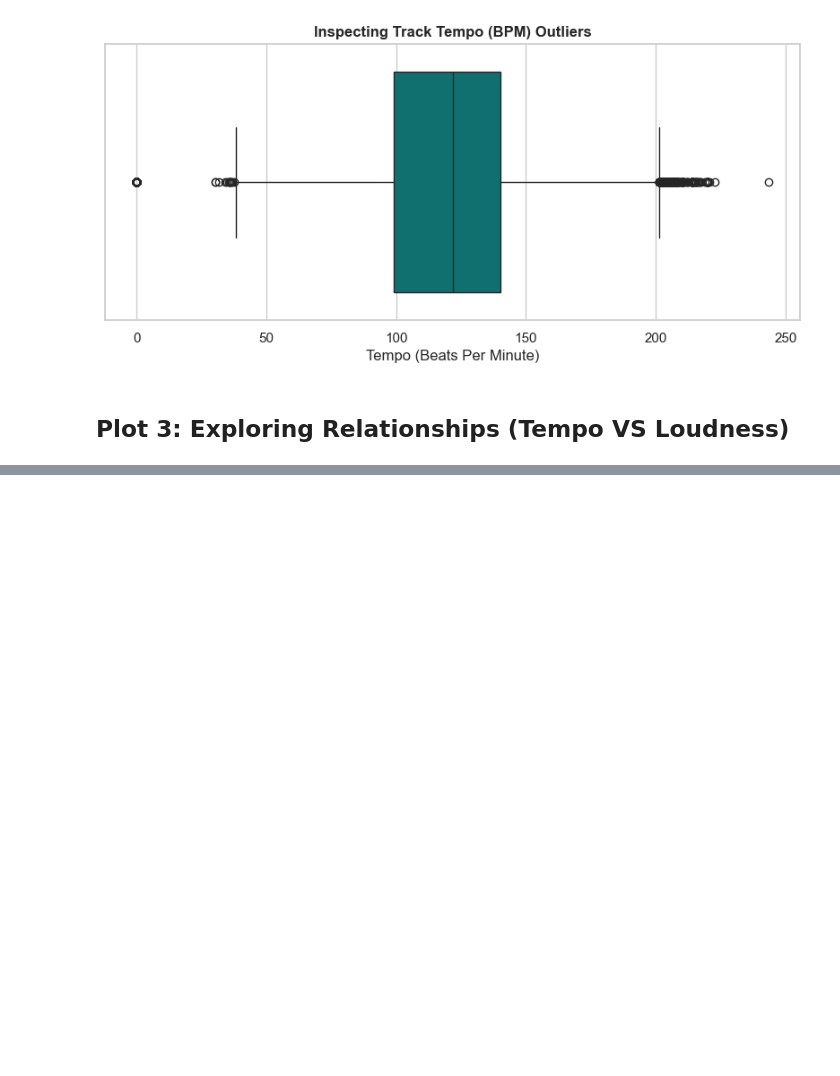
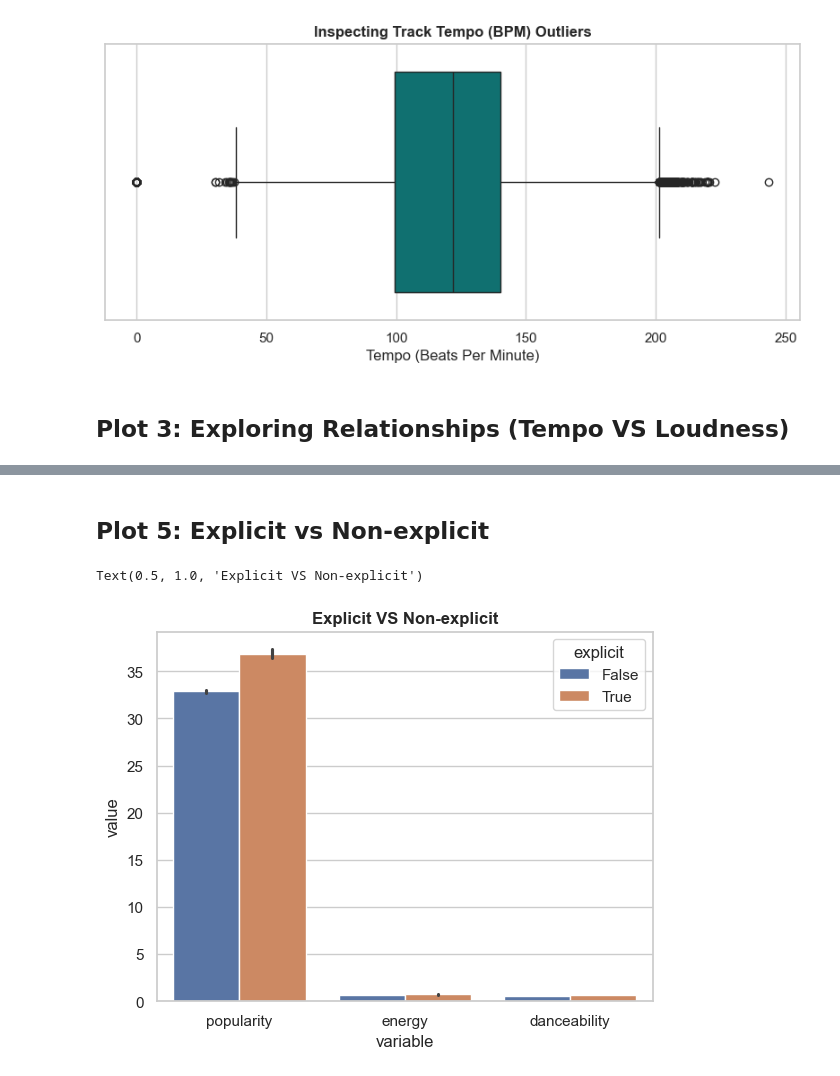
Before and after one commit to yerzakovakmal/data-playground, a Jupyter notebook: spotify_analysis/notebooks/02_eda.ipynb, the cells around one changed output, grey strips where cells are left out. Saved outputs shown, nothing was run; the diff lists cells and outputs as text; code cells hidden in the pictures; blank space fills up the shorter version.

```diff
--- a/spotify_analysis/notebooks/02_eda.ipynb
+++ b/spotify_analysis/notebooks/02_eda.ipynb
@@ -176,0 +194,16 @@ plt.show()
+# %% [markdown]
+## Plot 5: Explicit vs Non-explicit
+# %%
+# Syntax for grouping and calculating multiple means
+tracks_df.groupby('explicit')[['popularity', 'energy', 'danceability']].mean()
+
+# Syntax for melting wide data to long data
+melted_df = pd.melt(tracks_df, id_vars=['explicit'], value_vars=['popularity', 'energy', 'danceability'])
+
+# Syntax for grouped bar plot
+sns.barplot(data=melted_df, x='variable', y='value', hue='explicit')
+
+plt.title("Explicit VS Non-explicit", fontweight='bold')
+# %% [output]
+Text(0.5, 1.0, 'Explicit VS Non-explicit')
+[figure, added]
```
Also changed, not shown: parts of 18 cells of this notebook.
